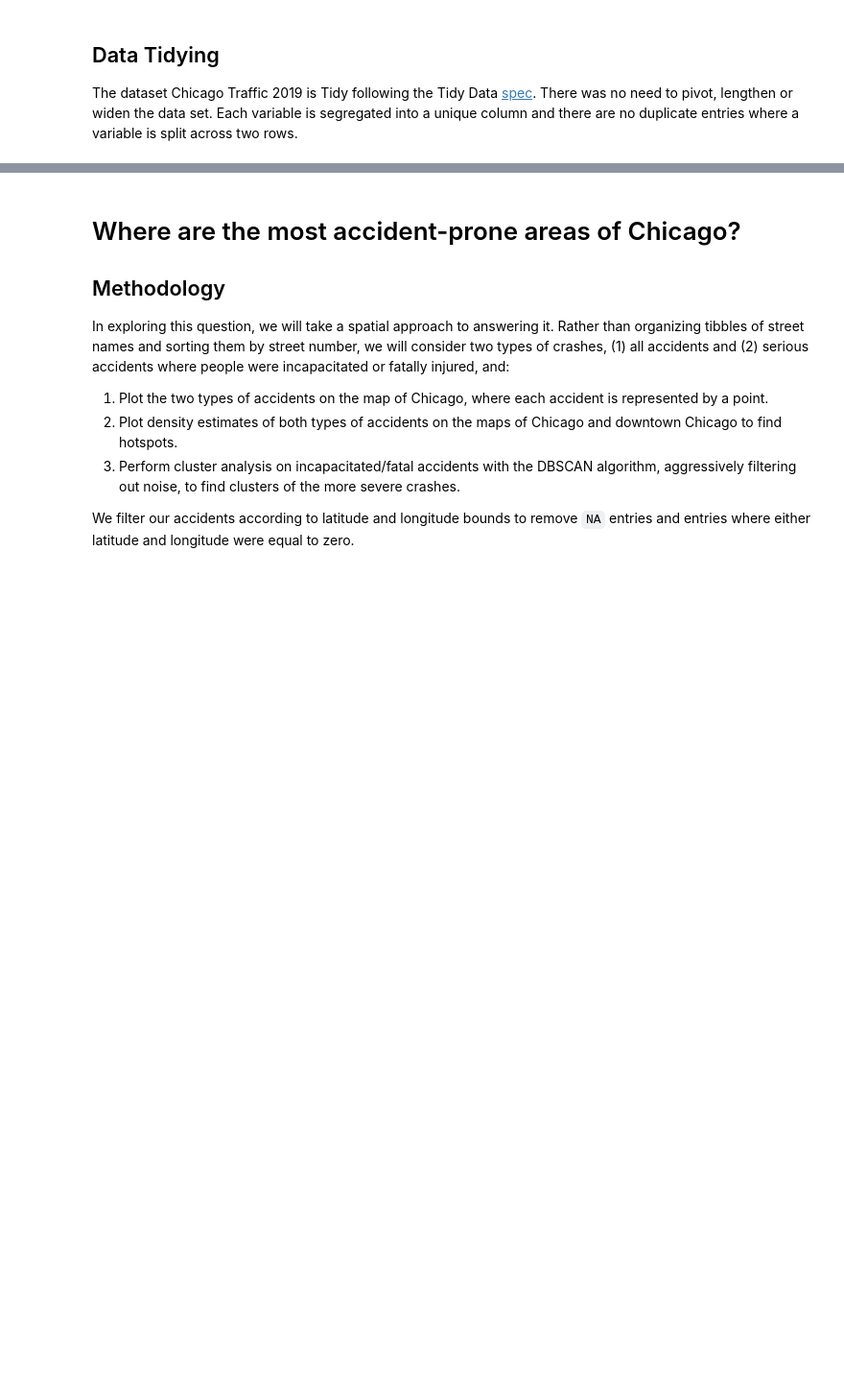
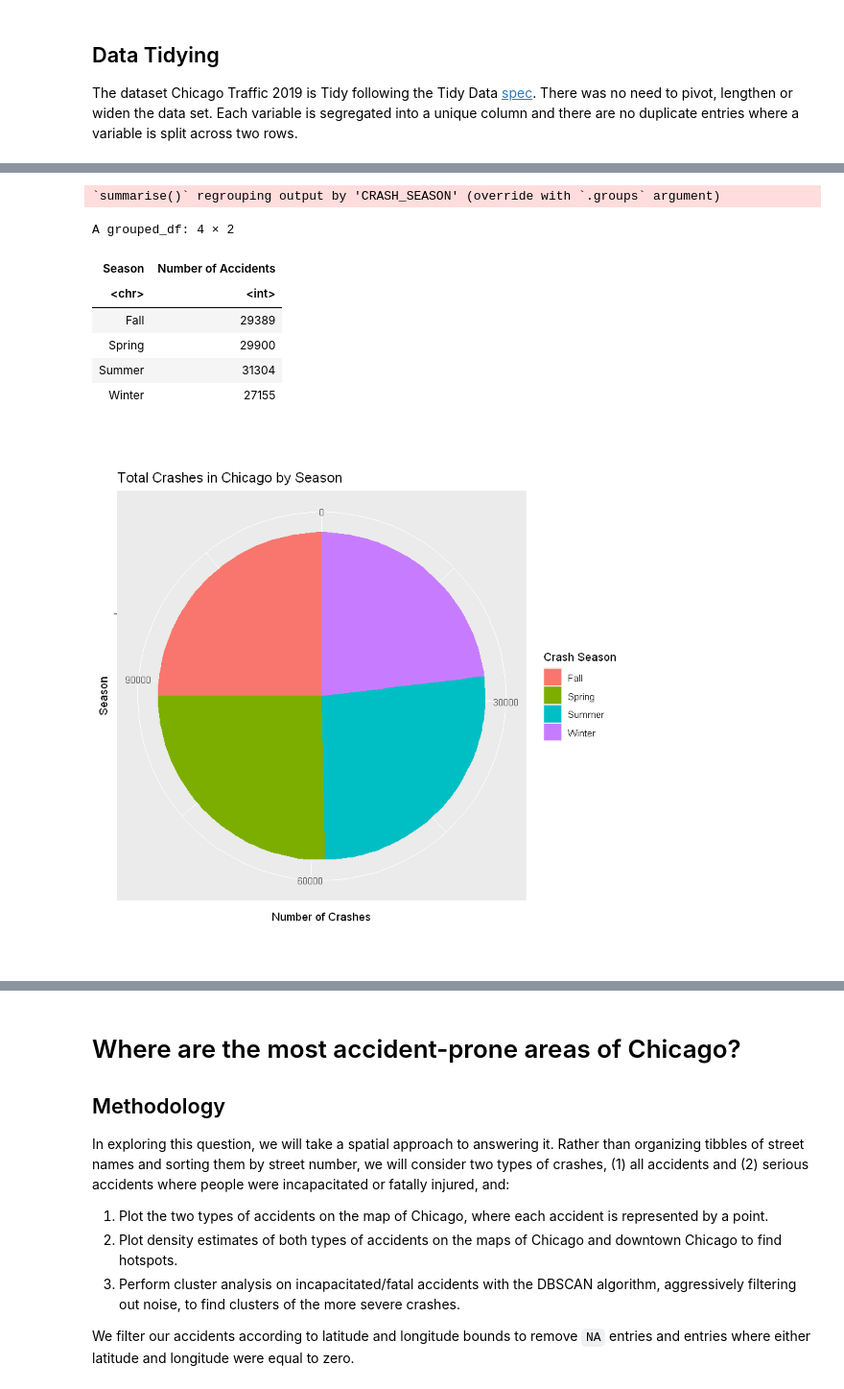
Before and after one commit to hetankevin/Chicago-Traffic-Accidents, a Jupyter notebook: chicagoLocations.ipynb, the cells around one changed output, grey strips where cells are left out. Shown at 96% size. Cells and saved outputs as stored; diff of their text form; code cells hidden in the pictures; blank space fills up the shorter version.

```diff
--- a/chicagoLocations.ipynb
+++ b/chicagoLocations.ipynb
@@ -127,0 +177,29 @@ The dataset Chicago Traffic 2019 is Tidy following the Tidy Data [spec](https://
+# %%
+#Crashes by season
+rm(by_season)
+by_season <- select(traffic, CRASH_MONTH, CRASH_HOUR, STREET_DIRECTION) %>%
+mutate(CRASH_SEASON = "")
+
+by_season$CRASH_SEASON[by_season$CRASH_MONTH > 5 & by_season$CRASH_MONTH <= 8] = "Summer"
+by_season$CRASH_SEASON[by_season$CRASH_MONTH > 2 & by_season$CRASH_MONTH <= 5] = "Spring"
+by_season$CRASH_SEASON[by_season$CRASH_MONTH > 8 & by_season$CRASH_MONTH <= 11] = "Fall"
+by_season$CRASH_SEASON[by_season$CRASH_MONTH > 11 | by_season$CRASH_MONTH <= 2] = "Winter"
+
+#plot
+ggplot(by_season) + geom_bar(aes(x = "", fill = CRASH_SEASON)) + coord_polar("y", start=0)+
+labs(x = "Season", y = "Number of Crashes", title = "Total Crashes in Chicago by Season", fill = "Crash Season")
+
+#table
+totals = group_by(by_season, CRASH_SEASON) %>%
+summarize(CRASH_SEASON, n = n()) %>% unique  %>% rename("Season" = CRASH_SEASON) %>% rename("Number of Accidents" = n)
+totals
+# %% [output]
+`summarise()` regrouping output by 'CRASH_SEASON' (override with `.groups` argument)
+A grouped_df: 4 × 2
+| Season | Number of Accidents |
+| <chr> | <int> |
+| Fall | 29389 |
+| Spring | 29900 |
+| Summer | 31304 |
+| Winter | 27155 |
+[figure, added]
```
Also changed, not shown: parts of 28 cells of this notebook.
